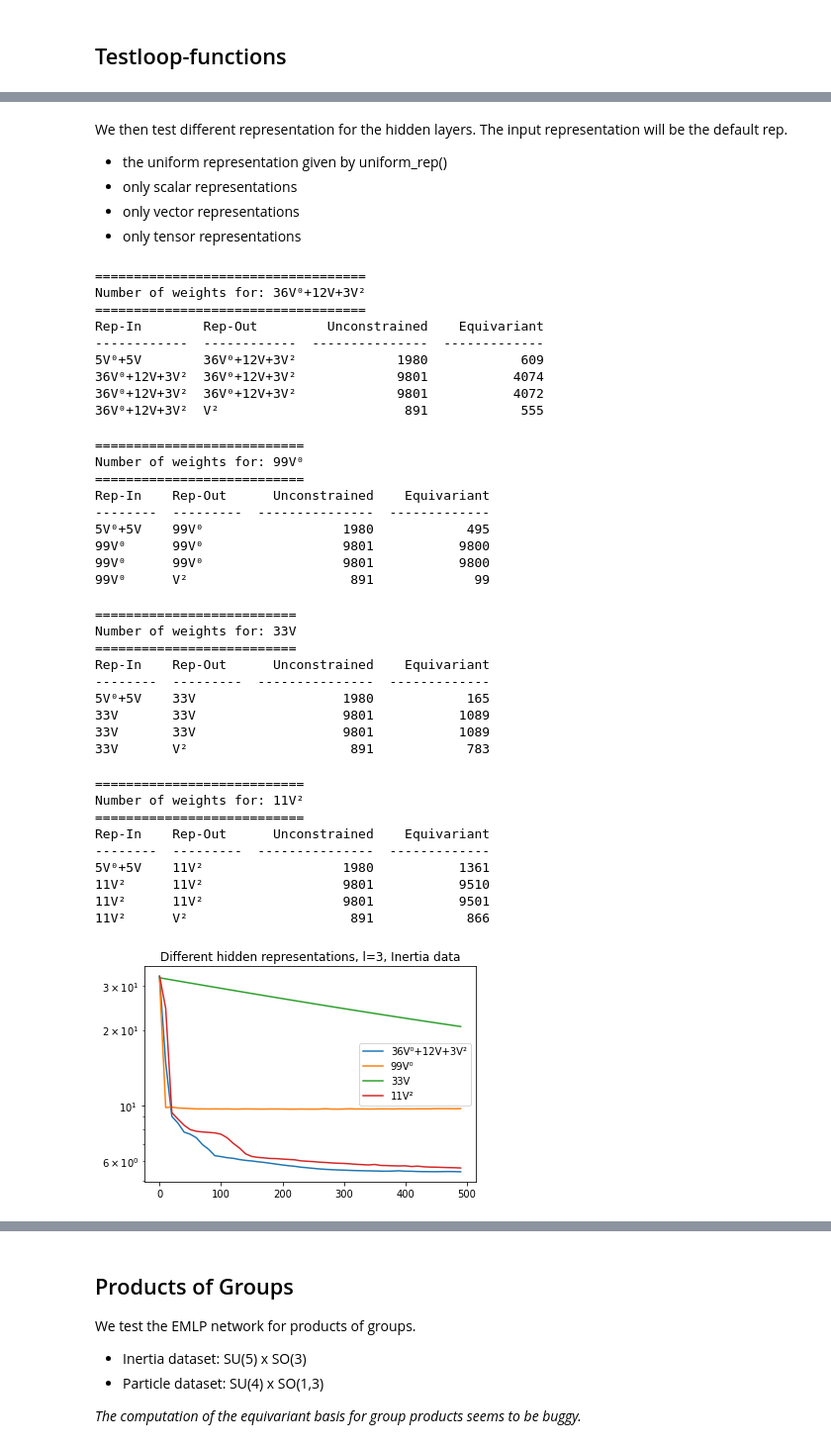
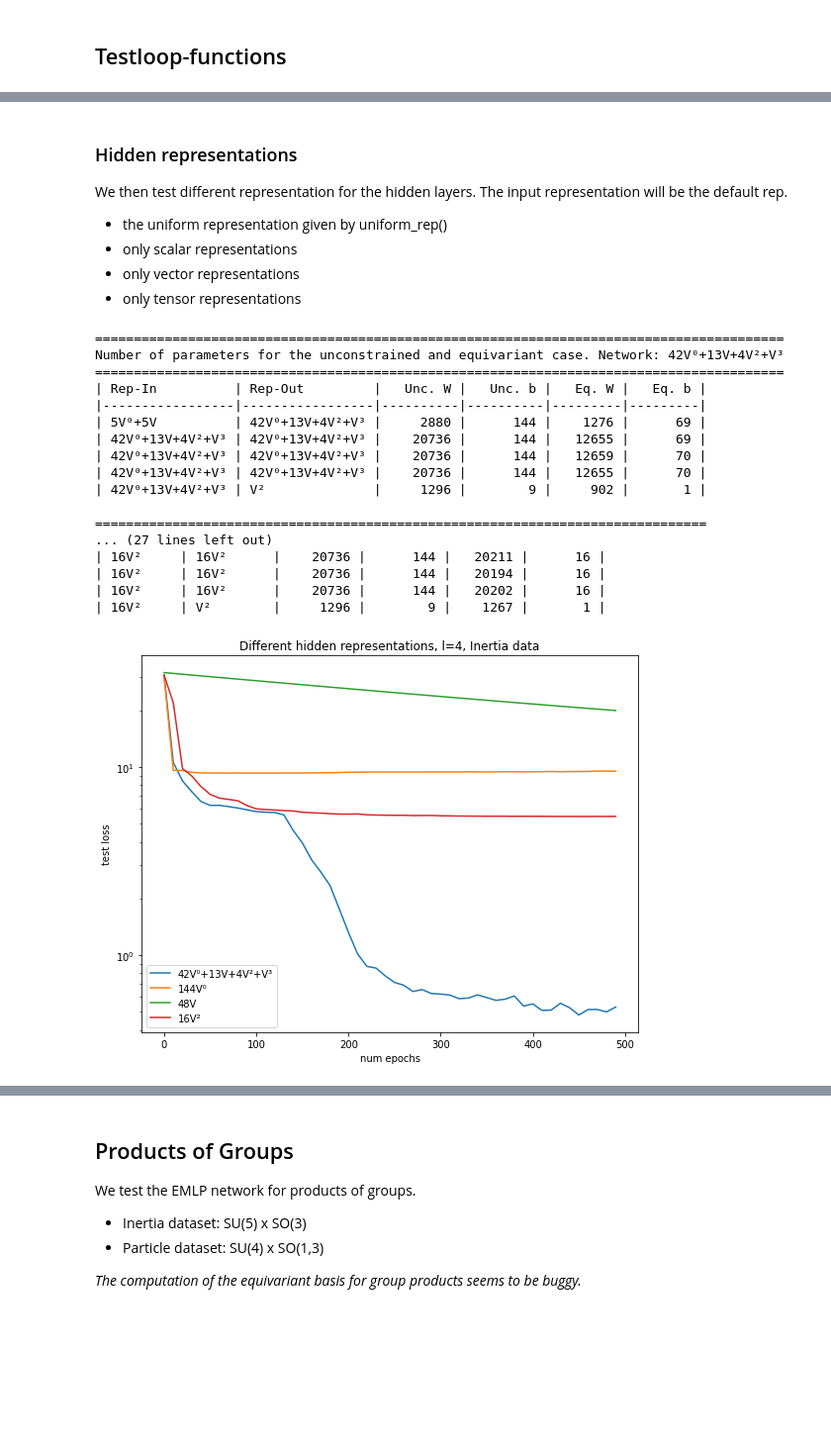
Before and after one commit to QB-TA/HolographicFlow, a Jupyter notebook: Testing_new_packages/Testing_EMLP.ipynb, the cells around one changed output, grey strips where cells are left out. Shown at 99% size. Drawn from its saved outputs; the diff is of its cells as text; code cells hidden in the pictures; blank space fills up the shorter version.

```diff
--- a/Testing_new_packages/Testing_EMLP.ipynb
+++ b/Testing_new_packages/Testing_EMLP.ipynb
@@ -580,10 +606,13 @@ def test_rep_hid(rep_hid_list,num_layers,data):
         else: name = str(rep(data.group))
         model = EquivariantModel(name)
         model.create_model(data.trainset, data.testset, data.rep_in, data.rep_out, data.group, ch=rep, num_layers=num_layers)
-        model.num_weights()
         model.train()
         testmodels.append(model)
+    clear_output(wait=True)
+    plt.figure(figsize=(9,7))
     for i in range(len(rep_hid_list)):
+        testmodels[i].num_param()
+        print(' ')
         testmodels[i].plot_test_loss()
     plt.title('Different hidden representations, l='+str(num_layers)+', '+data.name+' data')
 # %%
@@ -701,47 +776,29 @@ Rep-In                    Rep-Out                     Unconstrained    Equivaria
 # %% [markdown]
+### Hidden representations
 We then test different representation for the hidden layers. The input representation will be the default rep.
 - the uniform representation given by uniform_rep()
 - only scalar representations
 - only vector representations
 - only tensor representations
 # %%
-test_rep_hid([99,99*Scalar,33*V,11*V*V], 3, inertia)
+test_rep_hid([144,144*Scalar,48*V,16*V*V], 4, inertia)
 # %% [output]
-===================================
-Number of weights for: 36V⁰+12V+3V²
-===================================
-Rep-In        Rep-Out         Unconstrained    Equivariant
-------------  ------------  ---------------  -------------
-5V⁰+5V        36V⁰+12V+3V²             1980            609
-36V⁰+12V+3V²  36V⁰+12V+3V²             9801           4074
-36V⁰+12V+3V²  36V⁰+12V+3V²             9801           4072
-36V⁰+12V+3V²  V²                        891            555
+=========================================================================================
+Number of parameters for the unconstrained and equivariant case. Network: 42V⁰+13V+4V²+V³
+=========================================================================================
+| Rep-In          | Rep-Out         |   Unc. W |   Unc. b |   Eq. W |   Eq. b |
+|-----------------|-----------------|----------|----------|---------|---------|
+| 5V⁰+5V          | 42V⁰+13V+4V²+V³ |     2880 |      144 |    1276 |      69 |
+| 42V⁰+13V+4V²+V³ | 42V⁰+13V+4V²+V³ |    20736 |      144 |   12655 |      69 |
+| 42V⁰+13V+4V²+V³ | 42V⁰+13V+4V²+V³ |    20736 |      144 |   12659 |      70 |
+| 42V⁰+13V+4V²+V³ | 42V⁰+13V+4V²+V³ |    20736 |      144 |   12655 |      70 |
+| 42V⁰+13V+4V²+V³ | V²              |     1296 |        9 |     902 |       1 |
+
+===============================================================================
+... (27 lines left out)
+| 16V²     | 16V²      |    20736 |      144 |   20211 |      16 |
+| 16V²     | 16V²      |    20736 |      144 |   20194 |      16 |
+| 16V²     | 16V²      |    20736 |      144 |   20202 |      16 |
+| 16V²     | V²        |     1296 |        9 |    1267 |       1 |
-===========================
-Number of weights for: 99V⁰
-===========================
-Rep-In    Rep-Out      Unconstrained    Equivariant
---------  ---------  ---------------  -------------
-5V⁰+5V    99V⁰                  1980            495
-99V⁰      99V⁰                  9801           9800
-99V⁰      99V⁰                  9801           9800
-99V⁰      V²                     891             99
-==========================
-Number of weights for: 33V
-==========================
-Rep-In    Rep-Out      Unconstrained    Equivariant
---------  ---------  ---------------  -------------
-5V⁰+5V    33V                   1980            165
-33V       33V                   9801           1089
-33V       33V                   9801           1089
-33V       V²                     891            783
-===========================
-Number of weights for: 11V²
-===========================
-Rep-In    Rep-Out      Unconstrained    Equivariant
---------  ---------  ---------------  -------------
-5V⁰+5V    11V²                  1980           1361
-11V²      11V²                  9801           9510
-11V²      11V²                  9801           9501
-11V²      V²                     891            866
-[figure, old version]
+[figure, new version]
 # %%
```
Also changed, not shown: parts of 45 cells of this notebook.
